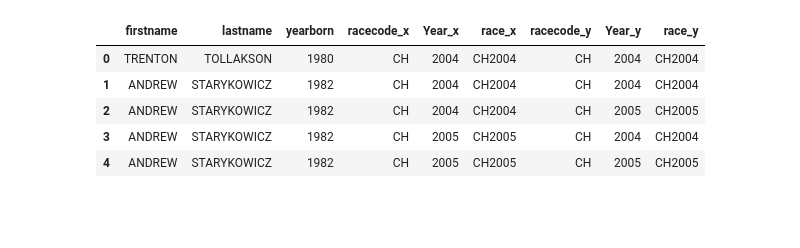
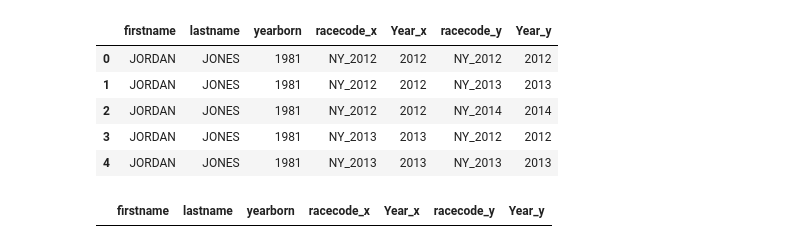
Before and after one commit to laurendeason/scrapetridata, a Jupyter notebook: graphnetwork.ipynb, the cells around one changed output. Saved outputs shown, nothing was run; the diff lists cells and outputs as text; code cells hidden in the pictures; blank space fills up the shorter version.

```diff
--- a/graphnetwork.ipynb
+++ b/graphnetwork.ipynb
@@ -7,18 +7,21 @@ import pandas as pd
 # %%
 allresults = pd.read_csv('./results/allresults.csv')
 
 athletenodes = allresults[['firstname','lastname','yearborn','racecode','Year']]
 racenodes = allresults[['firstname','lastname','yearborn','racecode','Year']]
 #athletenodes.loc[:,'athlete'] = athletenodes['firstname']+athletenodes['lastname']+athletenodes['yearborn'].astype(str)
 #athletegraph_df = athletenodes.merge(athletenodes,how='inner',on=['racecode','Year'])
-racenodes.loc[:,'race'] = racenodes['racecode']+racenodes['Year'].astype(str)
 racegraph_df = racenodes.merge(racenodes,how='inner',on=['firstname','lastname','yearborn'])
 racegraph_df.head()
 # %% [output]
-|  | firstname | lastname | yearborn | racecode_x | Year_x | race_x | racecode_y | Year_y | race_y |
-| 0 | TRENTON | TOLLAKSON | 1980 | CH | 2004 | CH2004 | CH | 2004 | CH2004 |
-| 1 | ANDREW | STARYKOWICZ | 1982 | CH | 2004 | CH2004 | CH | 2004 | CH2004 |
-| 2 | ANDREW | STARYKOWICZ | 1982 | CH | 2004 | CH2004 | CH | 2005 | CH2005 |
-| 3 | ANDREW | STARYKOWICZ | 1982 | CH | 2005 | CH2005 | CH | 2004 | CH2004 |
-| 4 | ANDREW | STARYKOWICZ | 1982 | CH | 2005 | CH2005 | CH | 2005 | CH2005 |
+|  | firstname | lastname | yearborn | racecode_x | Year_x | racecode_y | Year_y |
+| 0 | JORDAN | JONES | 1981 | NY_2012 | 2012 | NY_2012 | 2012 |
+| 1 | JORDAN | JONES | 1981 | NY_2012 | 2012 | NY_2013 | 2013 |
+| 2 | JORDAN | JONES | 1981 | NY_2012 | 2012 | NY_2014 | 2014 |
+| 3 | JORDAN | JONES | 1981 | NY_2013 | 2013 | NY_2012 | 2012 |
+| 4 | JORDAN | JONES | 1981 | NY_2013 | 2013 | NY_2013 | 2013 |
+# %%
+racegraph_df.loc[(racegraph_df['racecode_x']=='CH_2004') & (racegraph_df['racecode_y']=='DC_2011')]
+# %% [output]
+|  | firstname | lastname | yearborn | racecode_x | Year_x | racecode_y | Year_y |
 # %%
```
Also changed, not shown: parts of 4 cells of this notebook, 1 other file.
